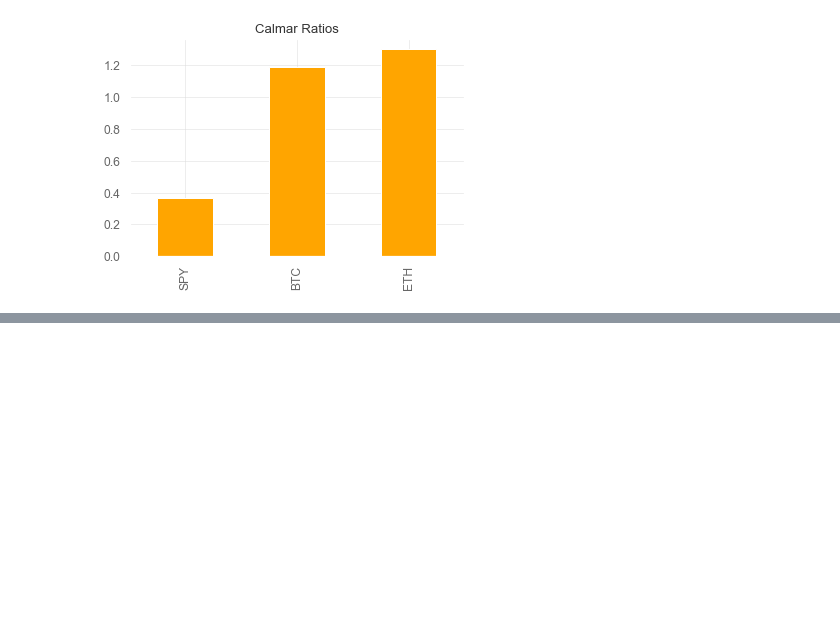
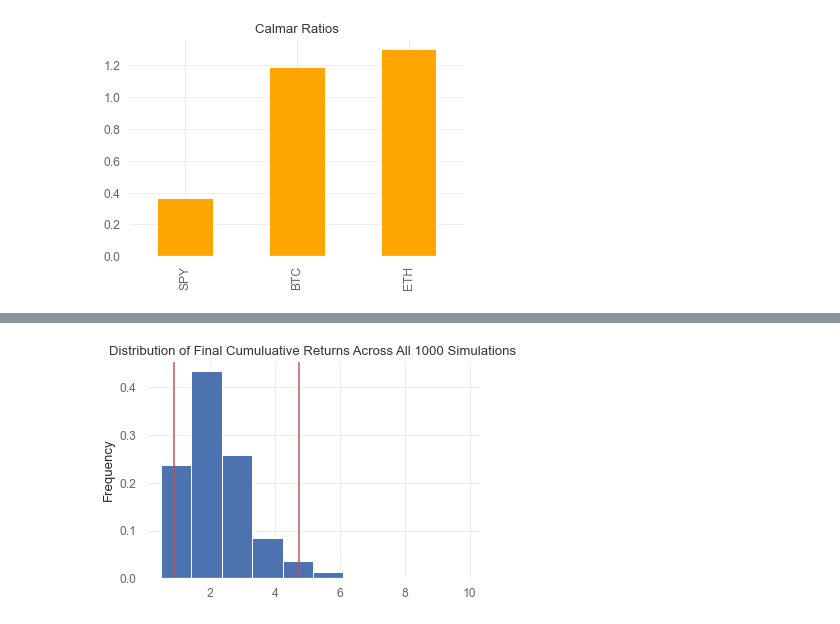
Before and after one commit to 7amza-eth/LongTermAssetAnalysis, a Jupyter notebook: Main.ipynb, the cells around one changed output, grey strips where cells are left out. Drawn from its saved outputs; the diff is of its cells as text; code cells hidden in the pictures; blank space fills up the shorter version.

```diff
--- a/Main.ipynb
+++ b/Main.ipynb
@@ -187,0 +257,4 @@ calmar_ratios.plot(kind="bar", title="Calmar Ratios", color="orange")
+# %%
+MC_sim_dist_plot_1 = MC_sixyear_spy.plot_distribution()
+# %% [output]
+[figure, added]
```
Also changed, not shown: parts of 19 cells of this notebook.
